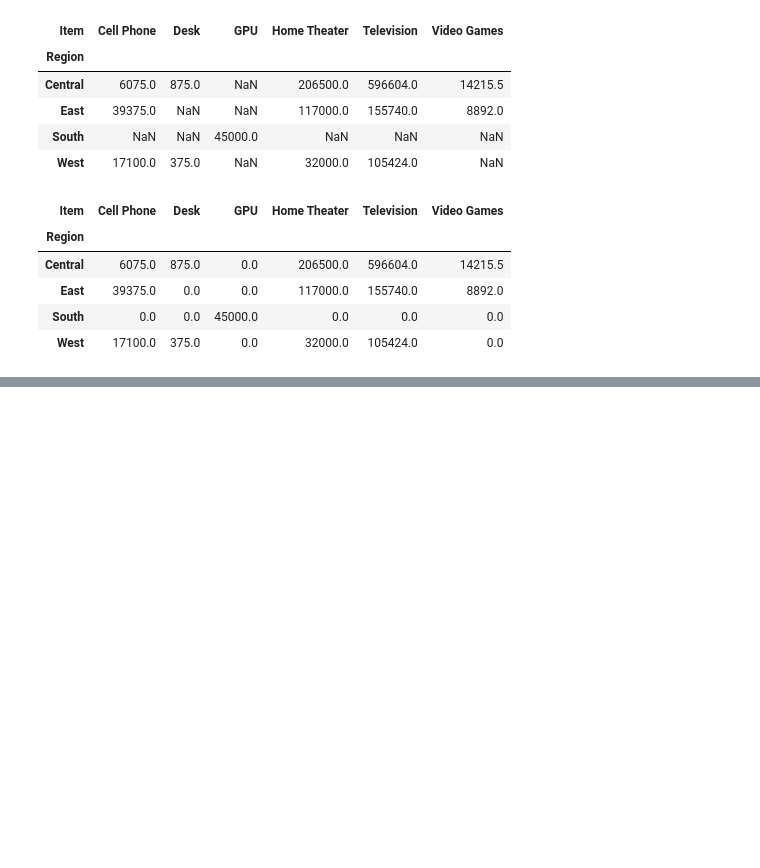
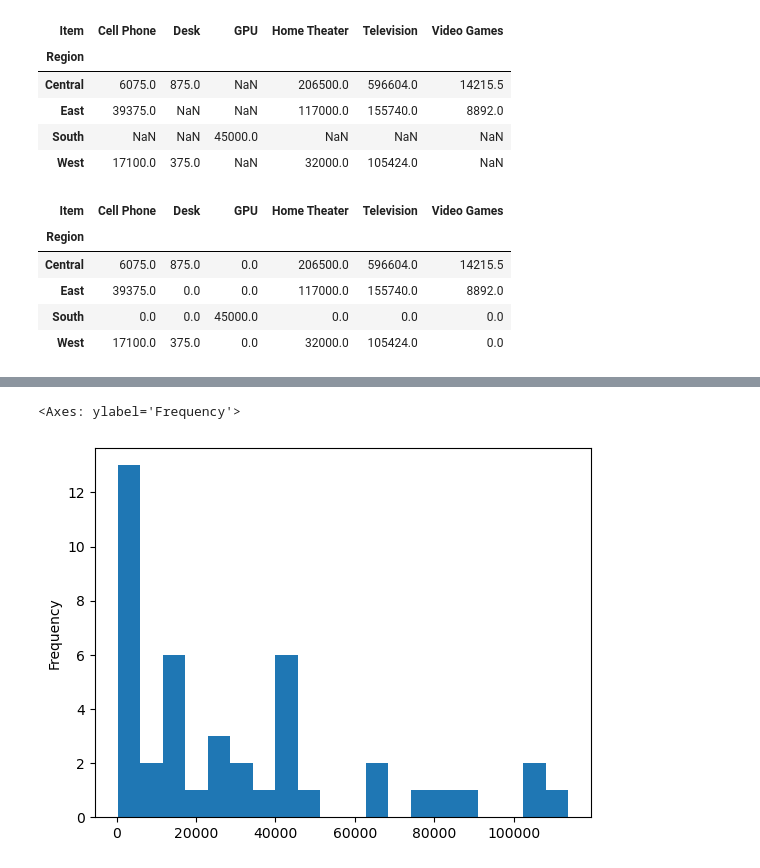
Before and after one commit to KaziRifatMorshed/LearningDataScience, a Jupyter notebook: DataExplorationWithPandas/ExploreSalesData.ipynb, the cells around one changed output, grey strips where cells are left out. Drawn from its saved outputs; the diff is of its cells as text; code cells hidden in the pictures; blank space fills up the shorter version.

```diff
--- a/DataExplorationWithPandas/ExploreSalesData.ipynb
+++ b/DataExplorationWithPandas/ExploreSalesData.ipynb
@@ -323,0 +391,5 @@ df.pivot_table(values='Sale_amt', index='Region', columns='Item', aggfunc='sum',
+# %%
+df['Sale_amt'].plot(kind='hist', bins=20)
+# %% [output]
+<Axes: ylabel='Frequency'>
+[figure, added]
```
Also changed, not shown: parts of 23 cells of this notebook, 6 other files.
